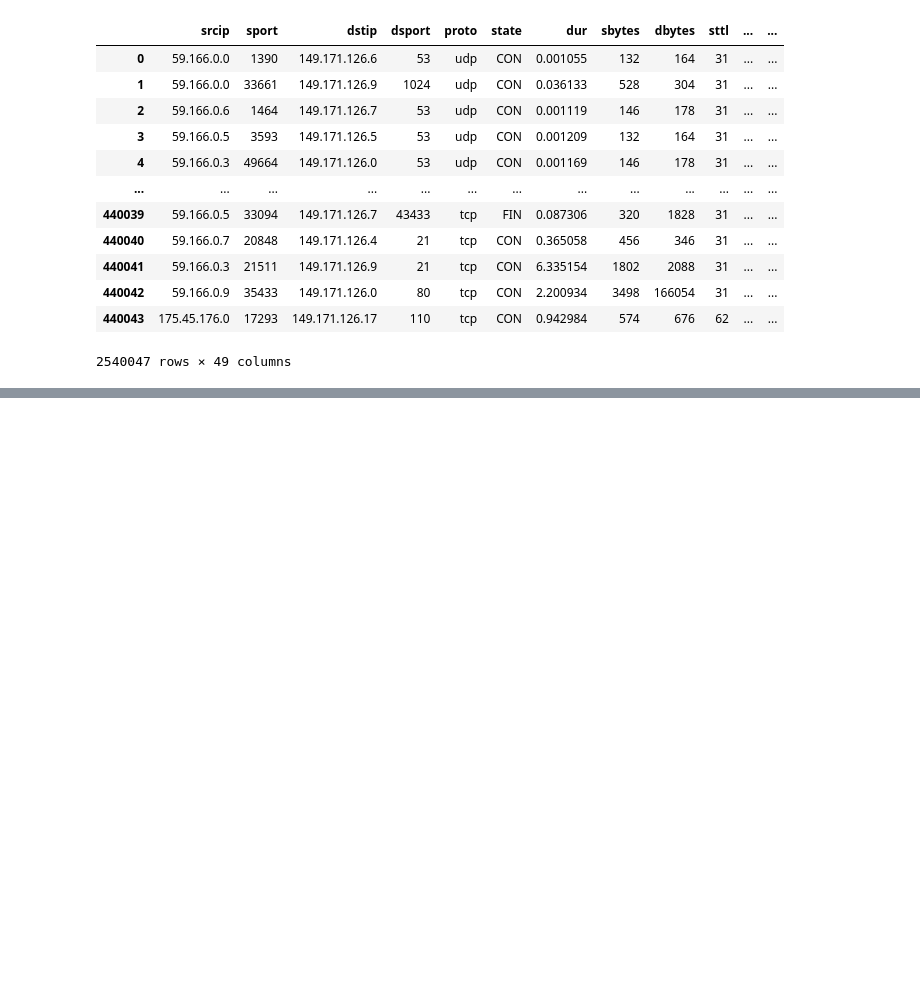
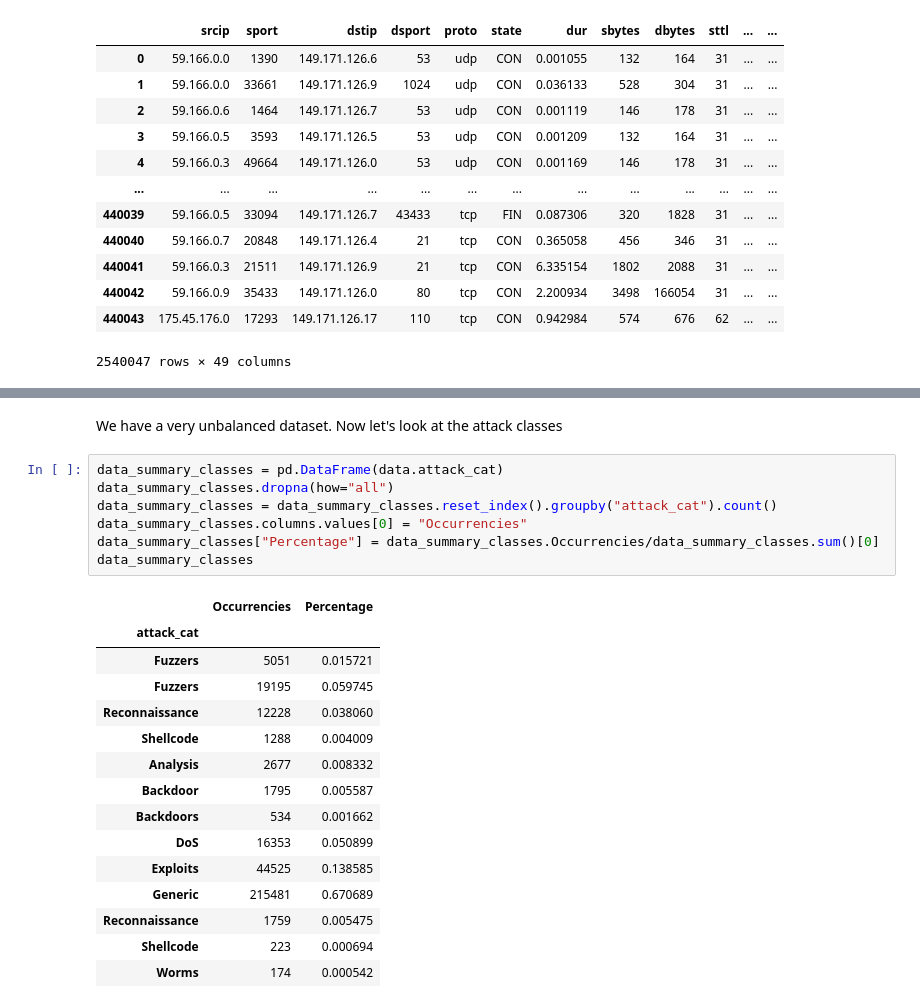
Before and after one commit to just-hms/DM-ML, a Jupyter notebook: preprocessing.ipynb, the cells around one changed output, grey strips where cells are left out. Saved outputs shown, nothing was run; the diff lists cells and outputs as text; blank space fills up the shorter version.

```diff
--- a/preprocessing.ipynb
+++ b/preprocessing.ipynb
@@ -105,0 +47,25 @@ Index(['srcip', 'sport', 'dstip', 'dsport', 'proto', 'state', 'dur', 'sbytes',
+# %% [markdown]
+We have a very unbalanced dataset. Now let's look at the attack classes
+# %%
+data_summary_classes = pd.DataFrame(data.attack_cat)
+data_summary_classes.dropna(how="all")
+data_summary_classes = data_summary_classes.reset_index().groupby("attack_cat").count()
+data_summary_classes.columns.values[0] = "Occurrencies"
+data_summary_classes["Percentage"] = data_summary_classes.Occurrencies/data_summary_classes.sum()[0]
+data_summary_classes
+# %% [output]
+|  | Occurrencies | Percentage |
+| attack_cat |  |  |
+| Fuzzers | 5051 | 0.015721 |
+| Fuzzers | 19195 | 0.059745 |
+| Reconnaissance | 12228 | 0.038060 |
+| Shellcode | 1288 | 0.004009 |
+| Analysis | 2677 | 0.008332 |
+| Backdoor | 1795 | 0.005587 |
+| Backdoors | 534 | 0.001662 |
+| DoS | 16353 | 0.050899 |
+| Exploits | 44525 | 0.138585 |
+| Generic | 215481 | 0.670689 |
+| Reconnaissance | 1759 | 0.005475 |
+| Shellcode | 223 | 0.000694 |
+| Worms | 174 | 0.000542 |
```
Also changed, not shown: parts of 13 cells of this notebook.
